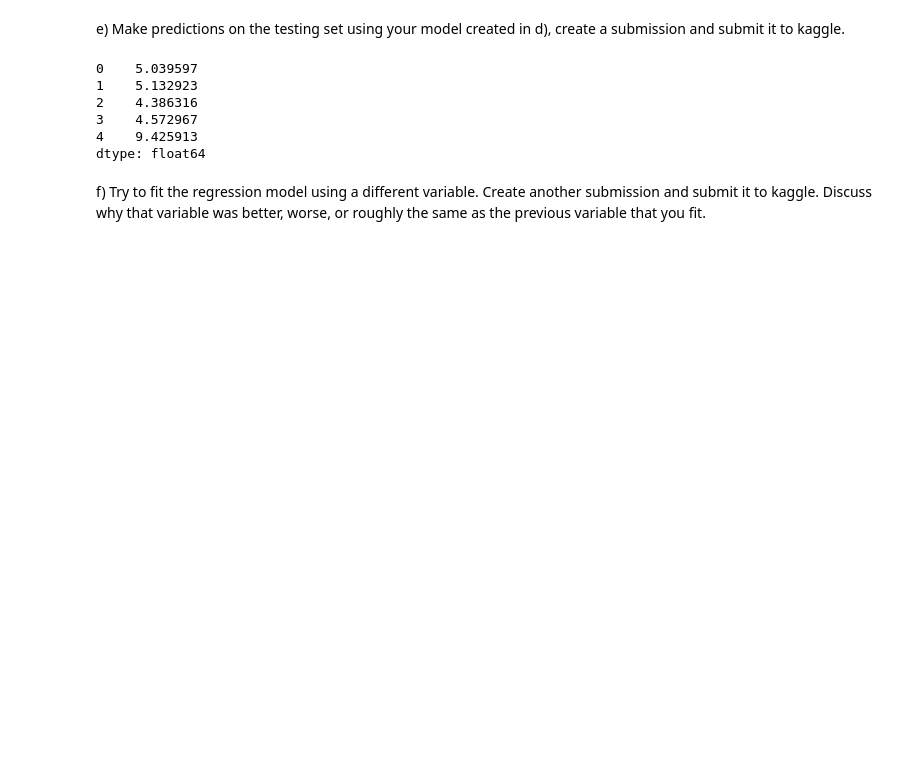
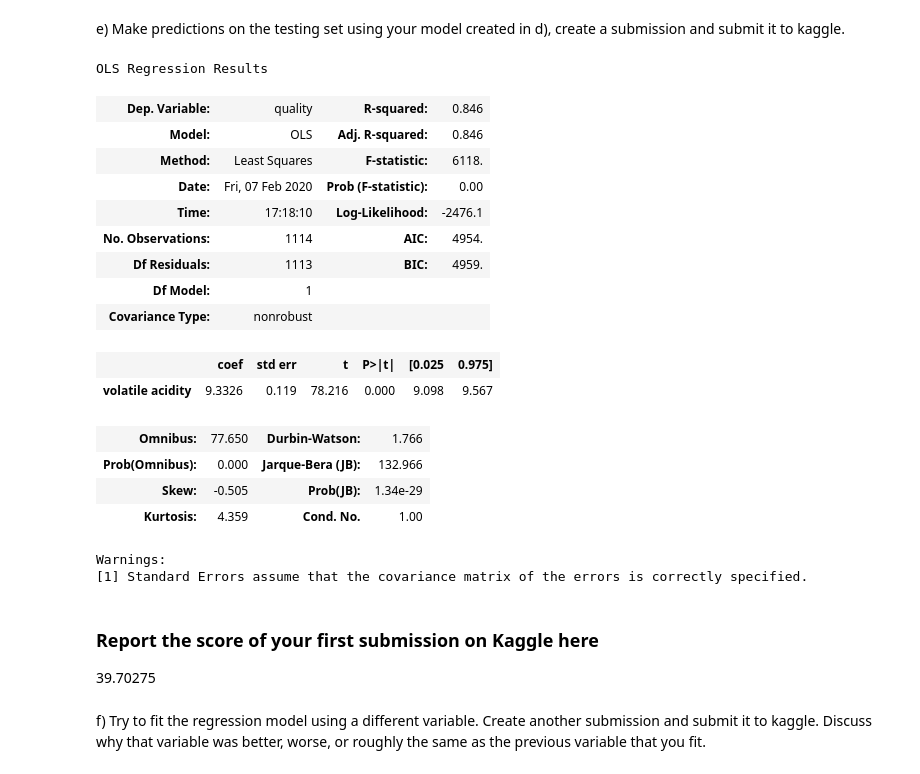
Before and after one commit to nayanika-g/simple-linear-regression, a Jupyter notebook: HW1_Spring2020.ipynb, the cells around one changed output. Cells and saved outputs as stored; diff of their text form; code cells hidden in the pictures; blank space fills up the shorter version.

```diff
--- a/HW1_Spring2020.ipynb
+++ b/HW1_Spring2020.ipynb
@@ -357,17 +365,35 @@ e) Make predictions on the testing set using your model created in d), create a
 # %%
 ### YOUR CODE for e) GOES HERE
 filepath = '/Users/gracegupta/Downloads/test.csv'
 test = pd.read_csv(filepath)
 #test.head()
 X = test['volatile acidity']
 predictions = model_acidity.predict(X)
 # Print out the statistics
+
+#predictions.head()
+
+sample_submission = pd.read_csv('/Users/gracegupta/Downloads/sample_submission.csv')
+sample_submission.loc[:, 'Predicted'] = predictions
+sample_submission.to_csv('gracegupta_submission.csv', header=True, index=False)
+sample_submission.head()
 model_acidity.summary()
-predictions.head()
 # %% [output]
-0    5.039597
-1    5.132923
-2    4.386316
-3    4.572967
-4    9.425913
-dtype: float64
+OLS Regression Results
+| Dep. Variable: | quality | R-squared: | 0.846 |
+| Model: | OLS | Adj. R-squared: | 0.846 |
+| Method: | Least Squares | F-statistic: | 6118. |
+| Date: | Fri, 07 Feb 2020 | Prob (F-statistic): | 0.00 |
+| Time: | 17:18:10 | Log-Likelihood: | -2476.1 |
+| No. Observations: | 1114 | AIC: | 4954. |
+| Df Residuals: | 1113 | BIC: | 4959. |
+| Df Model: | 1 |  |  |
+| Covariance Type: | nonrobust |  |  |
+|  | coef | std err | t | P>|t| | [0.025 | 0.975] |
+| volatile acidity | 9.3326 | 0.119 | 78.216 | 0.000 | 9.098 | 9.567 |
+| Omnibus: | 77.650 | Durbin-Watson: | 1.766 |
+| Prob(Omnibus): | 0.000 | Jarque-Bera (JB): | 132.966 |
+| Skew: | -0.505 | Prob(JB): | 1.34e-29 |
+| Kurtosis: | 4.359 | Cond. No. | 1.00 |
+Warnings:
+[1] Standard Errors assume that the covariance matrix of the errors is correctly specified.
@@ -376,2 +400,5 @@ dtype: float64
+# %% [markdown]
+### Report the score of your first submission on Kaggle here
+39.70275
 # %% [markdown]
 f) Try to fit the regression model using a different variable. Create another submission and submit it to kaggle. Discuss why that variable was better, worse, or roughly the same as the previous variable that you fit.
```
Also changed, not shown: parts of 7 cells of this notebook.
